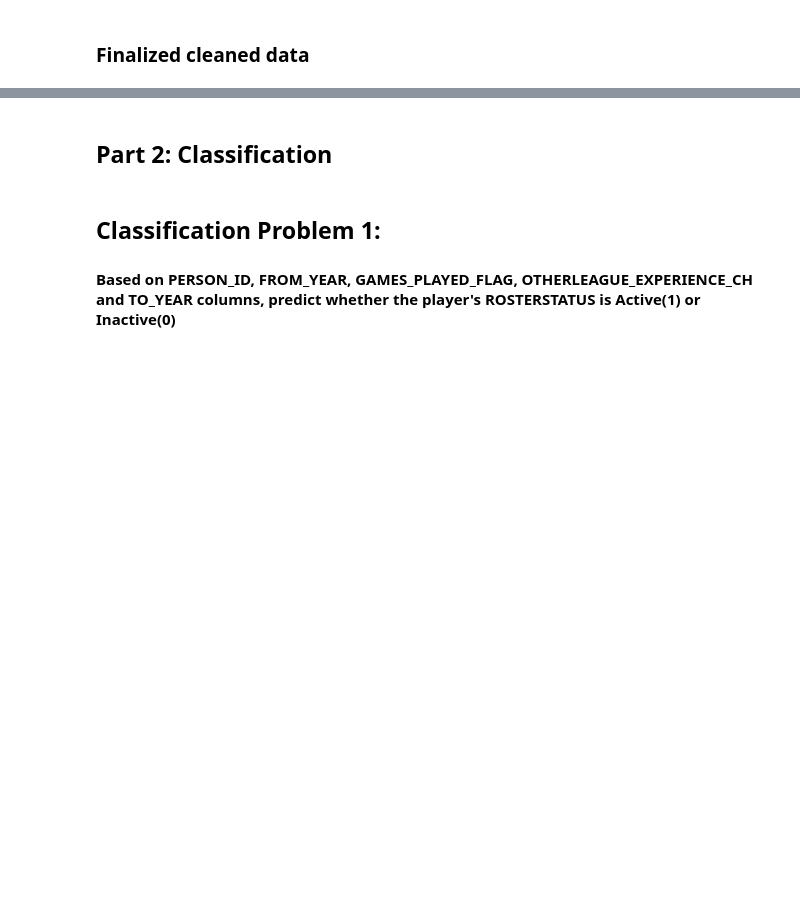
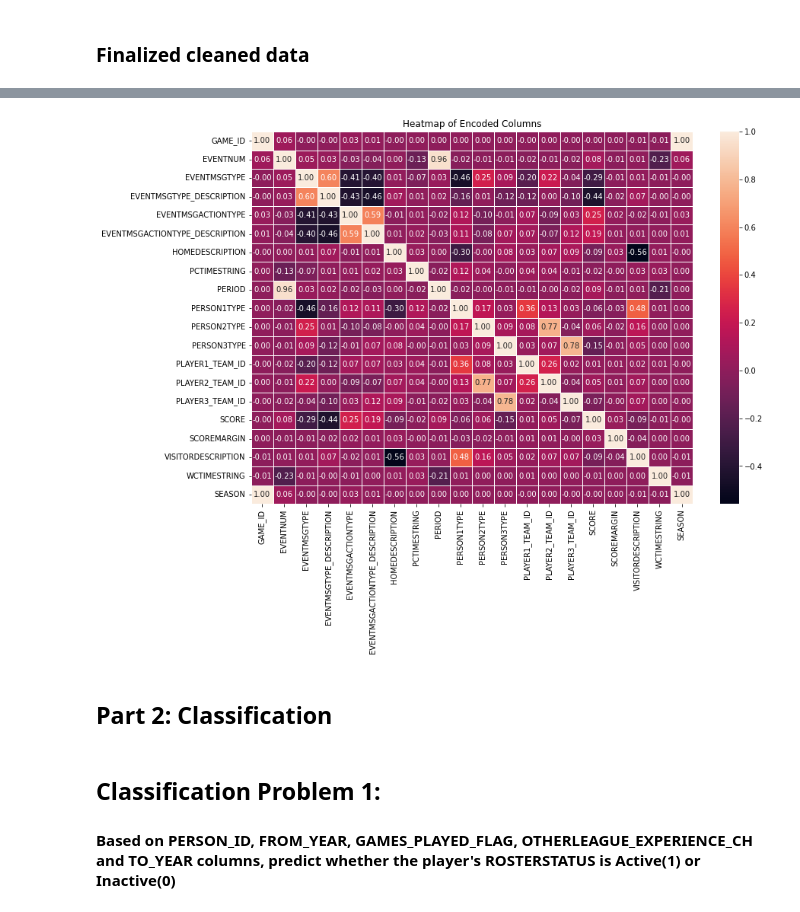
Before and after one commit to SalahAlHaismawi/Artificial-Intelligence-Problems, a Jupyter notebook: Project.ipynb, the cells around one changed output, grey strips where cells are left out. Drawn from its saved outputs; the diff is of its cells as text; code cells hidden in the pictures; blank space fills up the shorter version.

```diff
--- a/Project.ipynb
+++ b/Project.ipynb
@@ -1044,0 +1376,19 @@ NBA_data.to_csv('nba_cleaned.csv', index=False)
+# %%
+NBA_data_LE = pd.read_csv('nba_cleaned.csv')
+
+# Select relevant columns for clustering
+col_list = NBA_data_LE.select_dtypes(include=["object"]).columns.to_list()
+
+# Remove the columns from the list
+col_list = [col for col in col_list if col not in ['GAME_ID',"PLAYER1_ID","PLAYER1_NAME", "PLAYER2_ID", "PLAYER2_NAME","PLAYER3_ID", "PLAYER3_NAME",
+                                                  'TEAM_ID', 'TEAM_NAME', 'TEAM_CODE', 'PLAYERCODE','PERSON_ID', 'PLAYER_NAME']]
+
+encoders = {}
+for col in col_list:
+    encoders[col] = LabelEncoder()
+
+# Encode the object columns in the DataFrame
+for col in col_list:
+    NBA_data_LE[col] = encoders[col].fit_transform(NBA_data_LE[col])
+
+NBA_data_LE
@@ -1045,3 +1409,14 @@ NBA_data.to_csv('nba_cleaned.csv', index=False)
+# %%
+# Compute the correlation matrix
+corr_matrix2 = NBA_data_LE.corr()
+
+# Generate the heatmap
+plt.figure(figsize=(13, 9))
+sns.heatmap(corr_matrix2, annot=True, fmt=".2f", linewidths=0.5)
+plt.title('Heatmap of Encoded Columns')
+plt.show()
+# %% [output]
+[figure, added]
 # %% [markdown]
 ## Part 2: Classification
 # %% [markdown]
```
Also changed, not shown: parts of 71 cells of this notebook.
